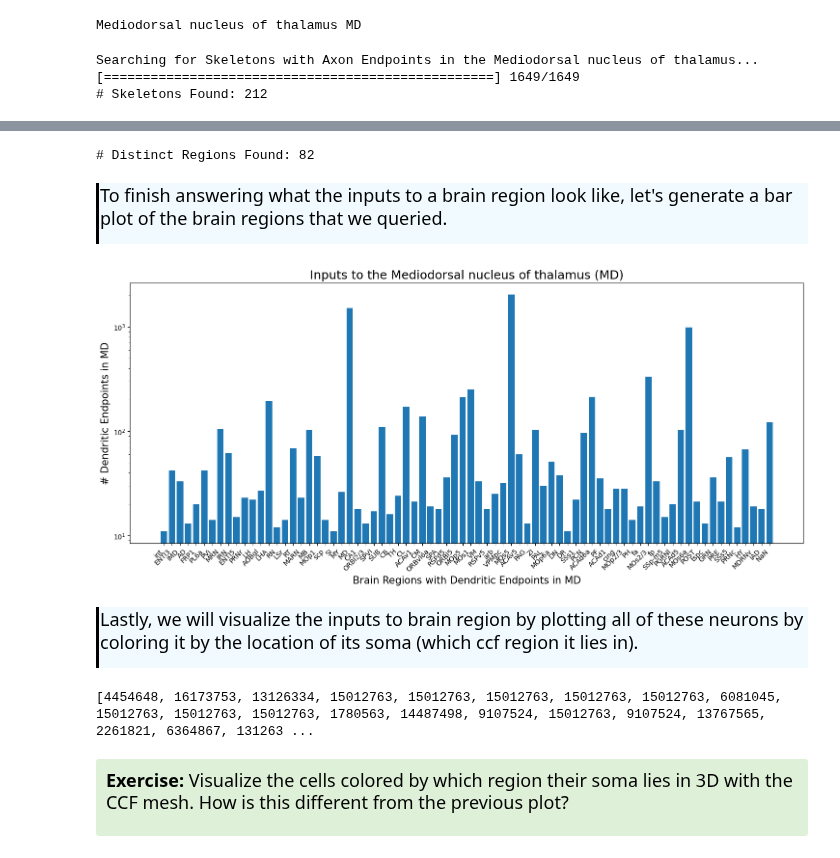
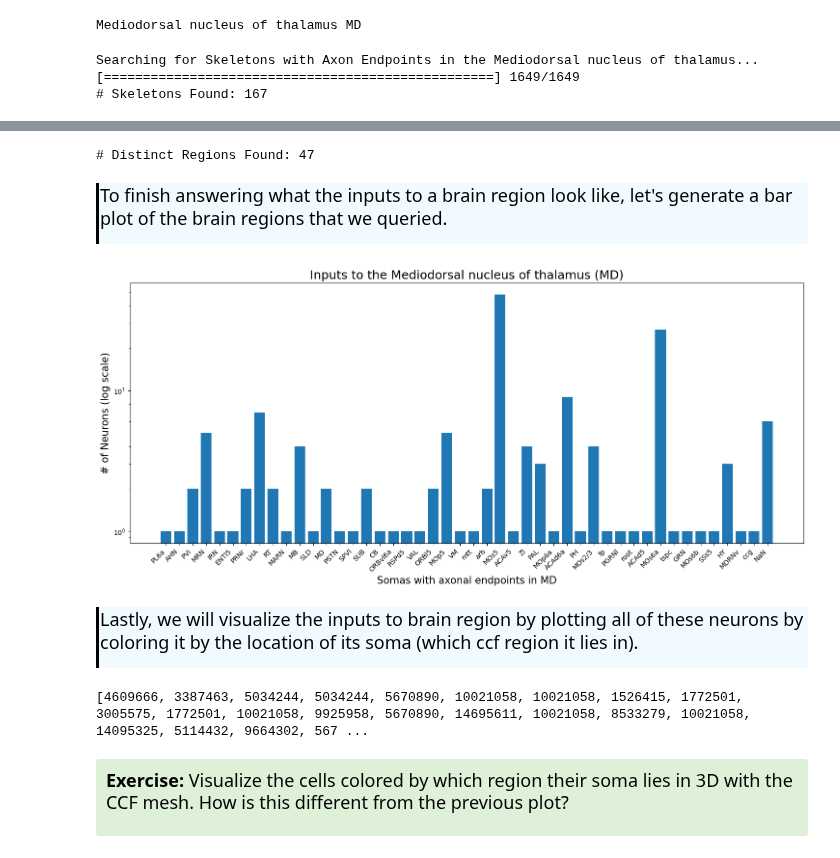
Before and after one commit to JEElsner/SWDB_2024_Anatomy, a Jupyter notebook: code/Notebook 1 - LM.ipynb, the cells around one changed output, grey strips where cells are left out. Drawn from its saved outputs; the diff is of its cells as text; code cells hidden in the pictures.

```diff
--- a/code/Notebook 1 - LM.ipynb
+++ b/code/Notebook 1 - LM.ipynb
@@ -72,9 +74,9 @@ This is the contents of 'adult_mouse_ccf_structures.csv' which is stored as the
 # %%
 # Report brain region
-ccf_id = 223
+ccf_id = 1062
 ccf_name = get_ccf_property(ccf_atlas,ccf_id, "name")
 ccf_acronym = get_ccf_property(ccf_atlas,ccf_id, "acronym")
 
 print(f"The ccf_id '{ccf_id}' represents the '{ccf_name}'")
-print(f"The '{ccf_name}' are abbreviated as '{ccf_acronym}'")
+print(f"The '{ccf_name}' is abbreviated as '{ccf_acronym}'")
 # %% [output]
@@ -324,13 +335,13 @@ print(f"Searching for Skeletons with Axon Endpoints in the {target_name}...")
 skels_subset = []
 for i, skel in enumerate(skel_list):
     progress_bar(i + 1, len(skel_list))
-    if target_ccf_id in set(get_ccf_ids(ccf_atlas, skel, compartment_type=2)):
+    if target_ccf_id in set(get_ccf_ids(ccf_atlas, skel, compartment_type=2, vertex_type="end_points")):
         skels_subset.append(skel)
 
 print("\n# Skeletons Found:", len(skels_subset))
 # %% [output]
 Searching for Skeletons with Axon Endpoints in the Mediodorsal nucleus of thalamus...
 [==================================================] 1649/1649
-# Skeletons Found: 212
+# Skeletons Found: 167
 # %%
 #Let's look at all these neurons
@@ -352,26 +360,23 @@ plot.display()
 [interactive output not drawn]
 # %%
 # -- Query 2 --
-#Given these neurons, what regions do these neurons have dendritic endpoints? Where are they collecting information from?
+#Given these neurons, what regions do these neurons somas lie within?
 # Get regions
 ccf_ids_list = list()
 for skel in skels_subset:
     ccf_ids_list.extend(
         get_ccf_ids(ccf_atlas,
             skel,
-            compartment_type=3,
-            vertex_type="end_points",
+            compartment_type=1
         )
     )
 
-# Filter regions
+# Count each region occurrence
 ccf_ids, cnts = np.unique(ccf_ids_list, return_counts=True)
-ccf_ids = ccf_ids[cnts > 10]
-cnts = cnts[cnts > 10]
 
 print("# Distinct Regions Found:", len(ccf_ids))
 # %% [output]
-# Distinct Regions Found: 82
+# Distinct Regions Found: 47
 # %% [markdown]
 <div style="border-left: 3px solid #000; padding: 1px; padding-left: 10px; background: #F0FAFF; ">
 
@@ -380,37 +385,33 @@ print("# Distinct Regions Found:", len(ccf_ids))
 # %%
 # Get brain region names
 ccf_names = list()
 for ccf_id in ccf_ids:
     acronym = get_ccf_property(ccf_atlas, ccf_id, "acronym")
     if type(acronym) is not str:
         get_ccf_property(ccf_id, "acronym", print_id=True)
     ccf_names.append( "NaN" if type(acronym) is not str else acronym)
 
 # Make plot
 plt.figure(figsize=(18, 7))
 plt.bar(ccf_names, cnts)
 plt.xticks(rotation=45, ha='right')
 plt.yscale('log')
 
 # Add titles and labels
 plt.title("Inputs to the " + target_name + f" ({target_acronym})", fontsize=18)
-plt.xlabel("Brain Regions with Dendritic Endpoints in " + target_acronym, fontsize=15)
-plt.ylabel("# Dendritic Endpoints in " + target_acronym, fontsize=15)
+plt.xlabel("Somas with axonal endpoints in " + target_acronym, fontsize=15)
+plt.ylabel("# of Neurons (log scale)", fontsize=15)
 
 # Show the plot
 plt.show()
 # %% [output]
-[figure, old version]
+[figure, new version]
 # %% [markdown]
 <div style="border-left: 3px solid #000; padding: 1px; padding-left: 10px; background: #F0FAFF; ">
 
 
 <font size='4'> Lastly, we will visualize the inputs to brain region by plotting all of these neurons by coloring it by the location of its soma (which ccf region it lies in).
 # %%
-
-import trimesh
-import k3d
-
 ccf_ids_list = list()
 for skel in skels_subset:
     ccf_ids_list.extend(
@@ -435,7 +436,7 @@ for i in unique_numbers:
 colors_list = [c for c in map(mapper.get, int_list)]
 print(colors_list)
 # %% [output]
-[4454648, 16173753, 13126334, 15012763, 15012763, 15012763, 15012763, 15012763, 6081045, 15012763, 15012763, 15012763, 1780563, 14487498, 9107524, 15012763, 9107524, 13767565, 2261821, 6364867, 131263 ...
+[4609666, 3387463, 5034244, 5034244, 5670890, 10021058, 10021058, 1526415, 1772501, 3005575, 1772501, 10021058, 9925958, 5670890, 14695611, 10021058, 8533279, 10021058, 14095325, 5114432, 9664302, 567 ...
 # %% [markdown]
 <div style="background: #DFF0D8; border-radius: 3px; padding: 10px;">
 <font size="4"><p><b>Exercise: </b> Visualize the cells colored by which region their soma lies in 3D with the CCF mesh. How is this different from the previous plot?
```
Also changed, not shown: parts of 27 cells of this notebook.
